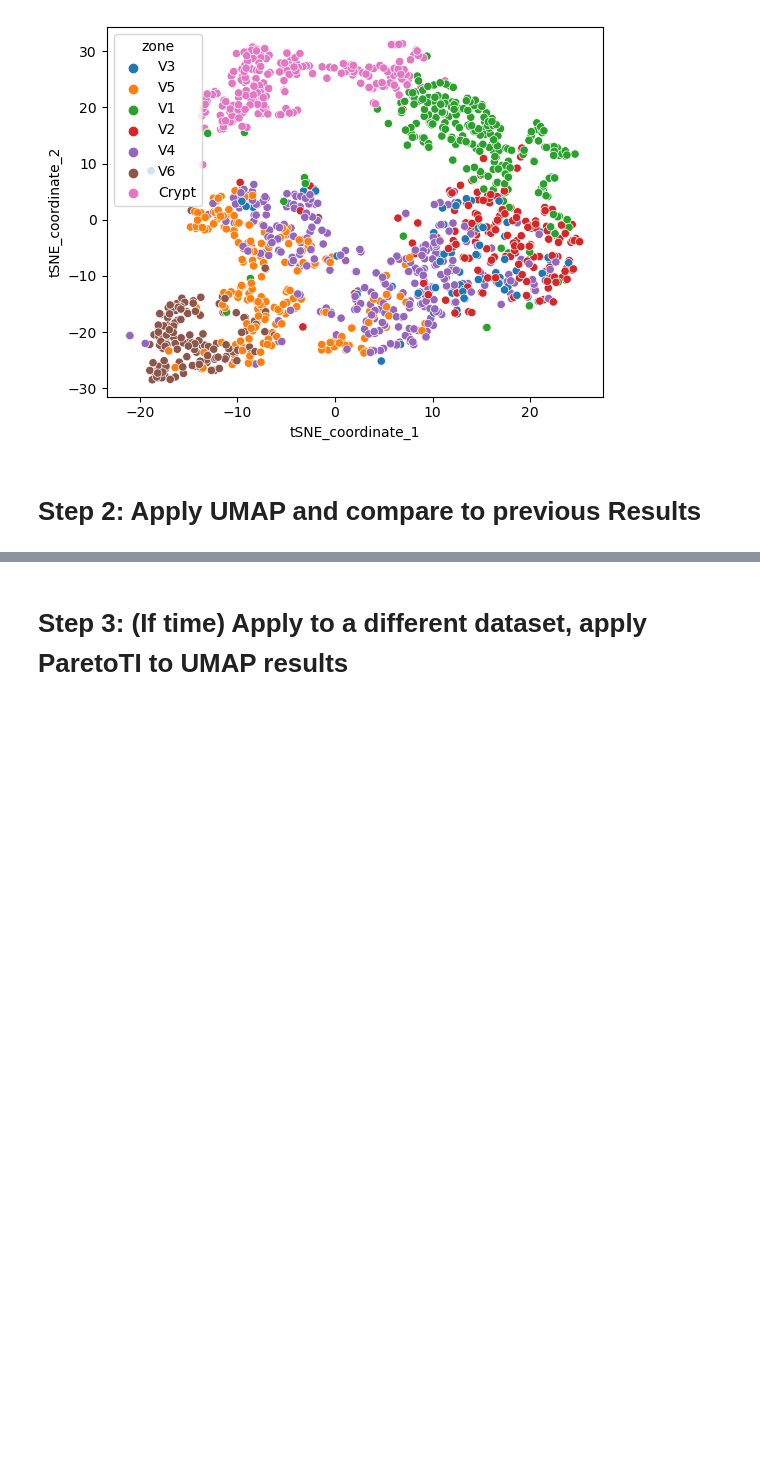
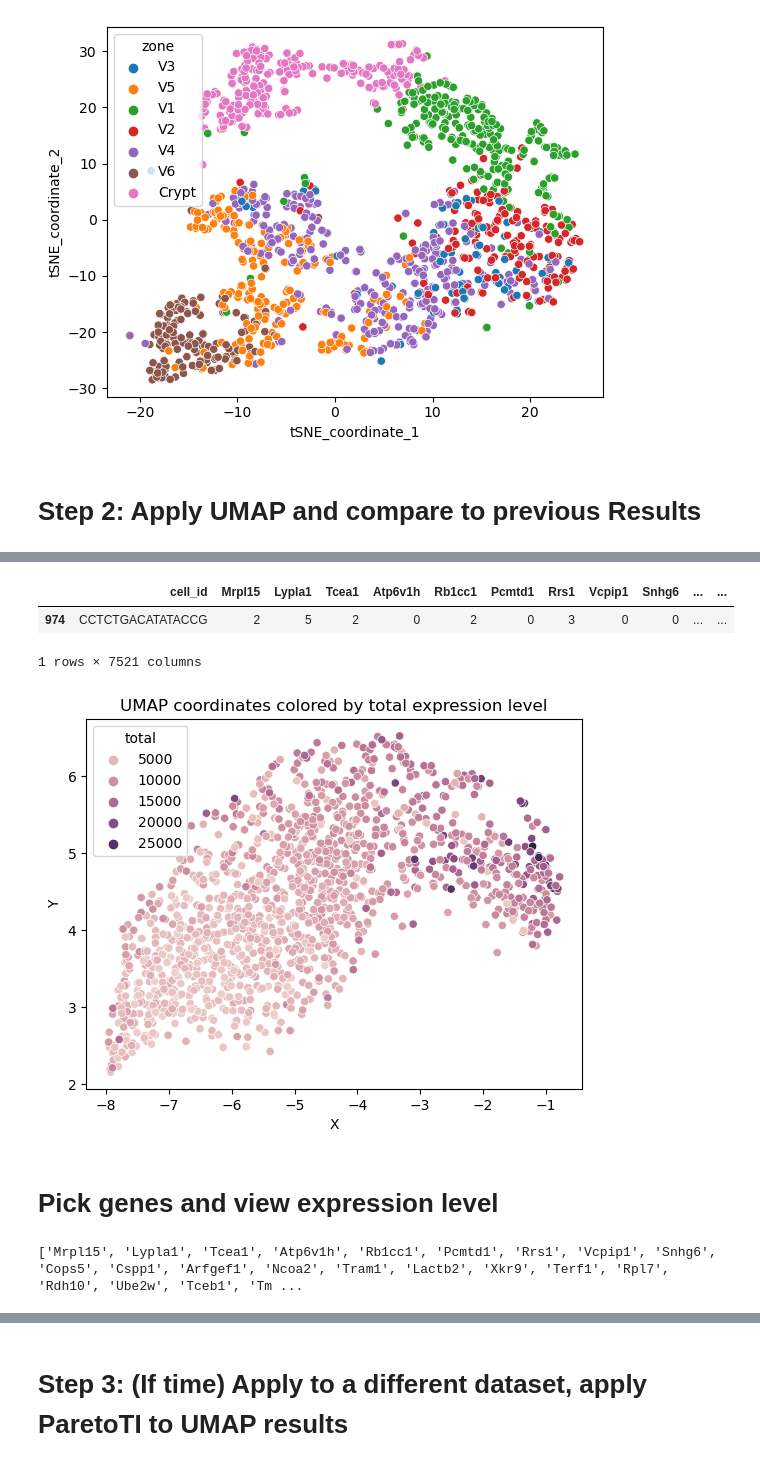
Before and after one commit to pfabianCSM/Code_spatial_reconstruction_enterocytes, a Jupyter notebook: umap_exploration.ipynb, the cells around one changed output, grey strips where cells are left out. Cells and saved outputs as stored; diff of their text form; code cells hidden in the pictures; blank space fills up the shorter version.

Commit message:
updates 04262023 | UMAP focused

```diff
--- a/umap_exploration.ipynb
+++ b/umap_exploration.ipynb
@@ -130,6 +130,10 @@ def apply_umap(df=None):
     data_df = rnaseq.drop(['cell_id', 'zone'], axis=1).reset_index(drop=True)
     data_df = data_df.astype(float)
 
+    # dists = [0.1, 0.2, 0.3, 0.5]
+    # neighbors = [15, 25, 50, 75, 100]
+    # for min_dist in dists:
+    #     for n_neighbors in neighbors:
     #build model
     reducer = umap.UMAP()
     scaler  = sklearn.preprocessing.StandardScaler()
@@ -138,12 +142,15 @@ def apply_umap(df=None):
     #UMAP
     embedding        = reducer.fit(data)
     rnaseq_coord_df  = pd.DataFrame(embedding.embedding_, columns=['X','Y'])
+    rnaseq['X']      = rnaseq_coord_df['X']
+    rnaseq['Y']      = rnaseq_coord_df['Y']
+    rnaseq['total']  = data_df.sum(axis=1)
 
     #create projeciton with location data
     umap.plot.points(embedding, labels=rnaseq['zone'])
     plt.title(f'UMAP of Top {rnaseq.shape[1]} Genes Colored by Location Data')
     plt.show()
-    return rnaseq_coord_df
+    return rnaseq
 ######################################################
 # %% [markdown]
 # Step 1: Recreate Previous Work
@@ -220,0 +231,24 @@ umap_coordinates
+# %%
+umap_coordinates[umap_coordinates.total == 29626]
+# %% [output]
+|  | cell_id | Mrpl15 | Lypla1 | Tcea1 | Atp6v1h | Rb1cc1 | Pcmtd1 | Rrs1 | Vcpip1 | Snhg6 | ... | ... |
+| 974 | CCTCTGACATATACCG | 2 | 5 | 2 | 0 | 2 | 0 | 3 | 0 | 0 | ... | ... |
+1 rows × 7521 columns
+# %%
+#compare total gene expression on the plot
+genes = ['total']
+for gene in genes:
+    sns.scatterplot(data=umap_coordinates, x='X', y='Y', hue=gene)
+    plt.title(f'UMAP coordinates colored by {gene} expression level')
+    plt.show()
+# %% [output]
+[figure, added]
+# %% [markdown]
+# Pick genes and view expression level
+# %%
+umap_coordinates
+genes = umap_coordinates.columns
+genes = genes.drop(['cell_id', 'zone', 'X', 'Y', 'total']) #keeps track of non gene columns
+print([f for f in genes])
+# %% [output]
+['Mrpl15', 'Lypla1', 'Tcea1', 'Atp6v1h', 'Rb1cc1', 'Pcmtd1', 'Rrs1', 'Vcpip1', 'Snhg6', 'Cops5', 'Cspp1', 'Arfgef1', 'Ncoa2', 'Tram1', 'Lactb2', 'Xkr9', 'Terf1', 'Rpl7', 'Rdh10', 'Ube2w', 'Tceb1', 'Tm ...
```
Also changed, not shown: parts of 11 cells of this notebook.
